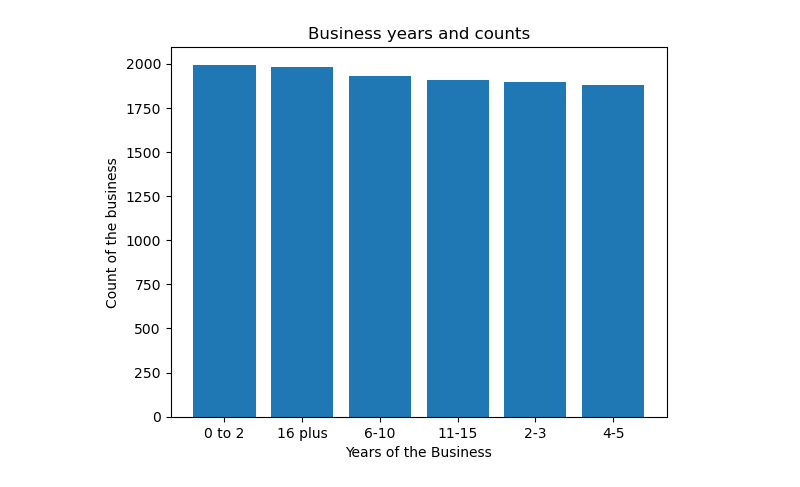
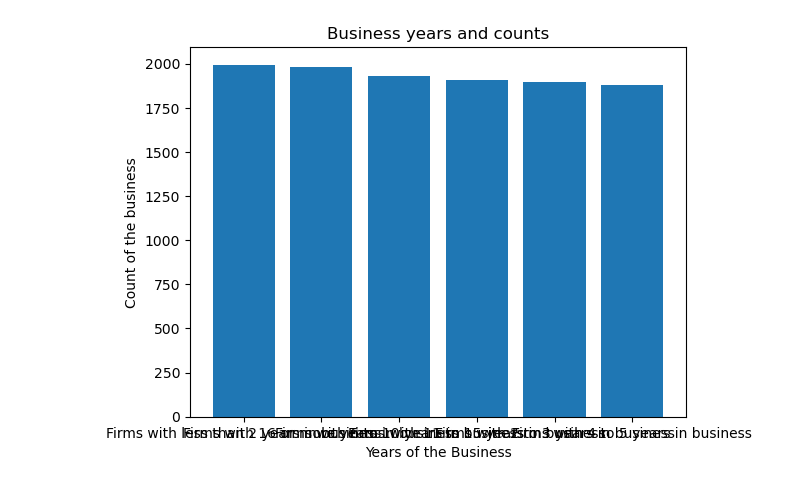
Before and after one commit to HardoModo/Dev10_Week8_Assessment, a Jupyter notebook: Jin.ipynb, the cells around one changed output. Saved outputs shown, nothing was run; the diff lists cells and outputs as text; code cells hidden in the pictures.

Commit message:
somethin wrong with the 1st graph

```diff
--- a/Jin.ipynb
+++ b/Jin.ipynb
@@ -20,13 +20,14 @@ yb_df1['YIBSZFI_LABEL'] = yb_df1['YIBSZFI_LABEL'].replace({
 })
 # %%
 #### Filter the DataFrame to exclude rows with YIBSZFI_LABEL equal to 'Meaning of years in business code'
-yb_df = yb_df1.loc[yb_df1['YIBSZFI_LABEL'] != 'Meaning of Years in business code']
+# yb_df = yb_df1.loc[yb_df1['YIBSZFI_LABEL'] != 'Meaning of Years in business code']
 
 # Plot the data using the filtered DataFrame
-plt.bar(yb_df['YIBSZFI_LABEL'].value_counts().index, yb_df['YIBSZFI_LABEL'].value_counts().values)
+plt.bar(yb_df['Meaning of Years in business code (YIBSZFI_LABEL)'].value_counts().index, yb_df['Meaning of Years in business code (YIBSZFI_LABEL)'].value_counts().values)
+
 plt.xlabel('Years of the Business')
 plt.ylabel('Count of the business')
 plt.title('Business years and counts')
 plt.show()
 # %% [output]
-[figure, old version]
+[figure, new version]
```
Also changed, not shown: parts of 6 cells of this notebook.
